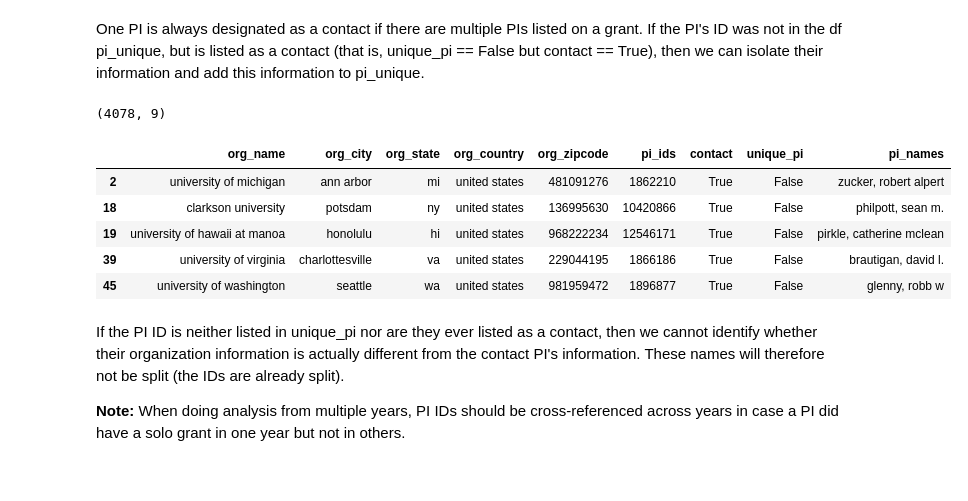
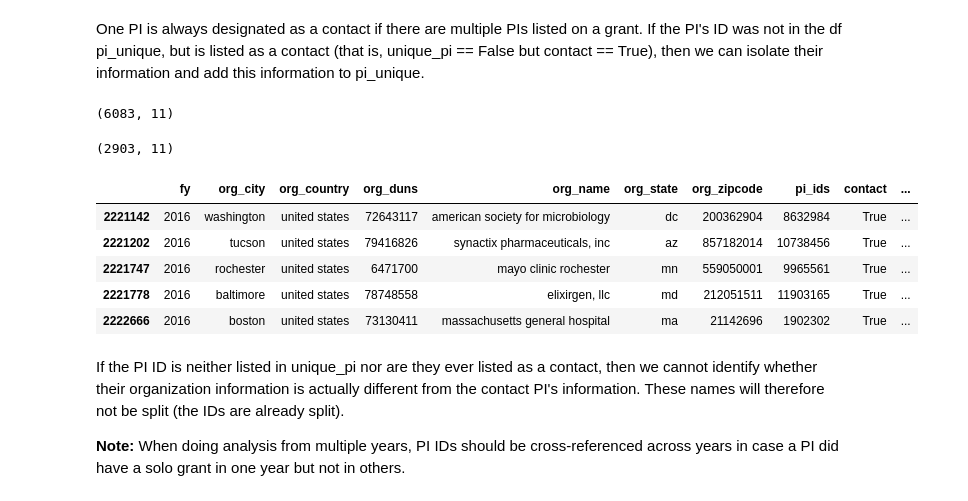
Before and after one commit to yuwie10/nih-awards, a Jupyter notebook: cleaning_pi_info.ipynb, the cells around one changed output. Saved outputs shown, nothing was run; the diff lists cells and outputs as text; code cells hidden in the pictures.

```diff
--- a/cleaning_pi_info.ipynb
+++ b/cleaning_pi_info.ipynb
@@ -87,5 +90,5 @@ Some grants have multiple PIs listed on the grant, and the information for the g
 # %% [markdown]
 Split pi_info_cleaned into two dataframes, one containing grouped (multiple) PIs and one containing single PIs.
 # %%
-multi_pi_unsplit = pi_info_cleaned.ix[pi_info_cleaned['pi_ids'].str.contains('contact')]
+multi_pi_unsplit = pi_info_cleaned.ix[pi_info_cleaned['pi_ids'].str.contains('contact', na = False)]
 pi_info = pi_info_cleaned.drop(multi_pi_unsplit.index)
@@ -94,6 +97,6 @@ Drop duplicates from unique PIs
 # %%
 pi_info.shape
-pi_unique = pi_info.drop_duplicates('pi_ids')
+pi_unique = pi_info.drop_duplicates(['pi_ids', 'org_duns'])
 pi_unique.shape
-pi_unique.head()
+pi_unique.tail()
 # %% [output]
@@ -108,6 +111,6 @@ pi_unique.head()
 # %% [markdown]
 Split multiple PIs on PI ID.
 # %%
-multi_pi = cln.split_rows_pis(multi_pi_unsplit, 'pi_ids')
-multi_pi.head()
+multi_pi = cln.split_rows(multi_pi_unsplit, 'pi_ids', by = ';')
+multi_pi.tail()
 # %% [output]
@@ -133,8 +136,8 @@ multi_stripped.head()
 # %% [markdown]
 Create columns in split multi_pi df denoting whether the PI is the contact and whether the PI ID is already present in the df pi_unique (which contains all PIs that are solo authors of a grant). If the PI is already in pi_unique, we do not need to separate their information again.
 # %%
-multi_pi['contact'] = multi_pi['pi_ids'].str.contains('contact')
+multi_pi['contact'] = multi_pi['pi_ids'].str.contains('contact', na = False)
 in_pi_unique = multi_stripped['pi_ids'].isin(pi_unique['pi_ids'])
 multi_pi['unique_pi'] = in_pi_unique
-multi_pi.head()
+multi_pi.tail()
 # %% [output]
@@ -148,21 +151,26 @@ multi_pi.head()
 One PI is always designated as a contact if there are multiple PIs listed on a grant. If the PI's ID was not in the df pi_unique, but is listed as a contact (that is, unique_pi == False but contact == True), then we can isolate their information and add this information to pi_unique.
 # %%
 unique_contact = multi_pi[(multi_pi['unique_pi'] == False) & (multi_pi['contact'] == True)]
-unique_contact = cln.split_rows_pis(unique_contact, 'pi_names')
+unique_contact = cln.split_rows(unique_contact, 'pi_names', ';')
 unique_contact = unique_contact[unique_contact['pi_names'].str.contains('contact')]
 unique_contact = cln.strip_series(unique_contact, ['pi_ids', 'pi_names'])
-#unique_contact.shape
-unique_contact = unique_contact.drop_duplicates('pi_ids')
+
+#shape before dropping duplicates
 unique_contact.shape
-unique_contact.head()
+unique_contact = unique_contact.drop_duplicates('pi_ids org_duns'.split())
+
+#shape after dropping duplicates
+unique_contact.shape
+unique_contact.tail()
 # %% [output]
-(4078, 9)
+(6083, 11)
+(2903, 11)
-|  | org_name | org_city | org_state | org_country | org_zipcode | pi_ids | contact | unique_pi | pi_names |
-| 2 | university of michigan | ann arbor | mi | united states | 481091276 | 1862210 | True | False | zucker, robert alpert |
-| 18 | clarkson university | potsdam | ny | united states | 136995630 | 10420866 | True | False | philpott, sean m. |
-| 19 | university of hawaii at manoa | honolulu | hi | united states | 968222234 | 12546171 | True | False | pirkle, catherine mclean |
-| 39 | university of virginia | charlottesville | va | united states | 229044195 | 1866186 | True | False | brautigan, david l. |
-| 45 | university of washington | seattle | wa | united states | 981959472 | 1896877 | True | False | glenny, robb w |
+|  | fy | org_city | org_country | org_duns | org_name | org_state | org_zipcode | pi_ids | contact | ... |
+| 2221142 | 2016 | washington | united states | 72643117 | american society for microbiology | dc | 200362904 | 8632984 | True | ... |
+| 2221202 | 2016 | tucson | united states | 79416826 | synactix pharmaceuticals, inc | az | 857182014 | 10738456 | True | ... |
+| 2221747 | 2016 | rochester | united states | 6471700 | mayo clinic rochester | mn | 559050001 | 9965561 | True | ... |
+| 2221778 | 2016 | baltimore | united states | 78748558 | elixirgen, llc | md | 212051511 | 11903165 | True | ... |
+| 2222666 | 2016 | boston | united states | 73130411 | massachusetts general hospital | ma | 21142696 | 1902302 | True | ... |
 # %% [markdown]
 If the PI ID is neither listed in unique_pi nor are they ever listed as a contact, then we cannot identify whether their organization information is actually different from the contact PI's information. These names will therefore not be split (the IDs are already split).
 
```
Also changed, not shown: parts of 33 cells of this notebook, 2 other files.
